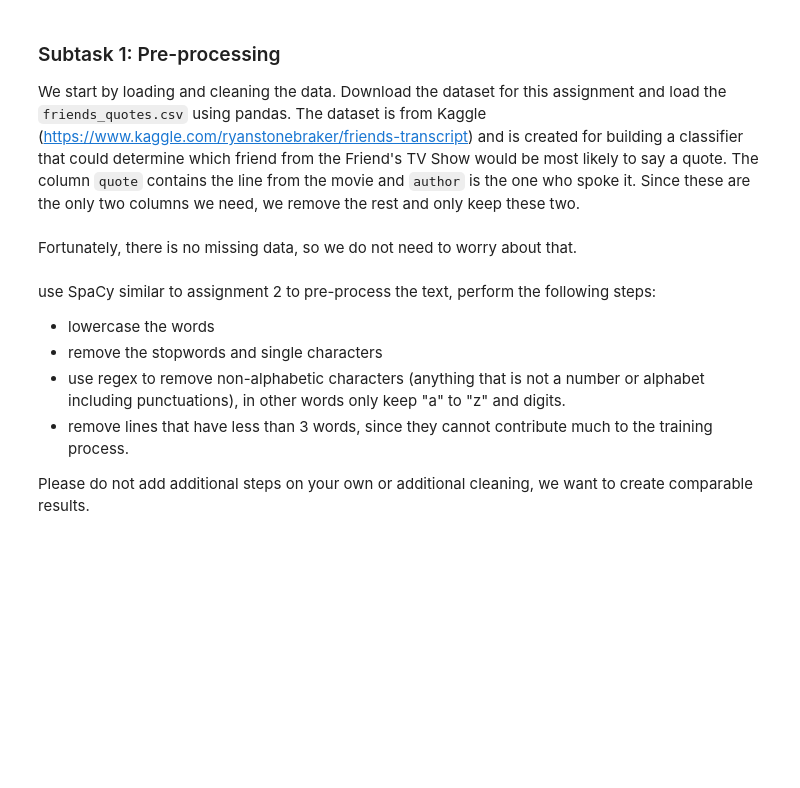
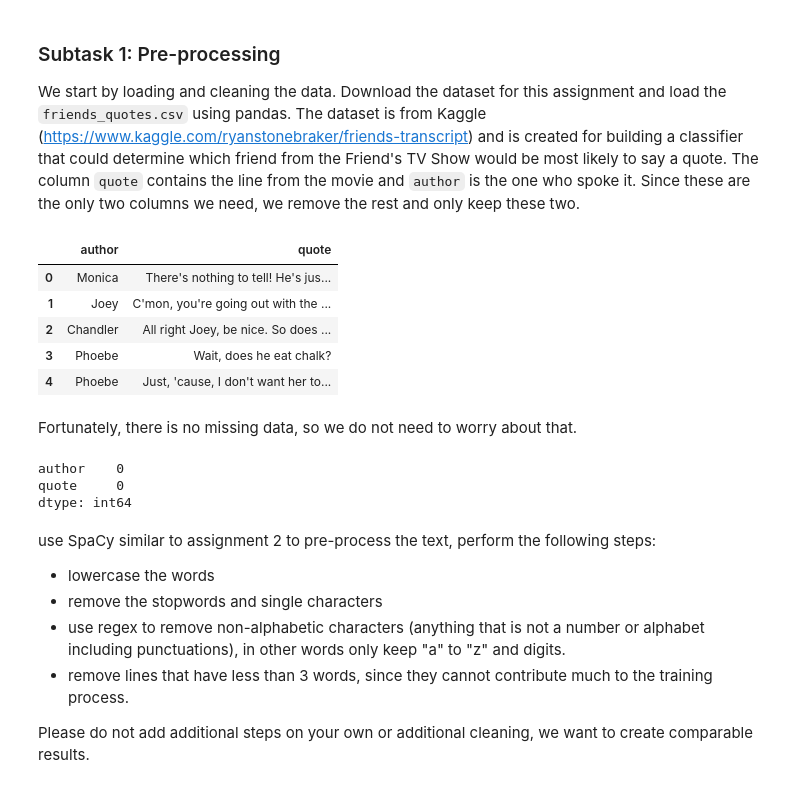
Before and after one commit to fidsusj/HateSpeechDetection, a Jupyter notebook: assignments/3/ITA_assignment_3.ipynb, the cells around one changed output. Drawn from its saved outputs; the diff is of its cells as text; code cells hidden in the pictures; blank space fills up the shorter version.

```diff
--- a/assignments/3/ITA_assignment_3.ipynb
+++ b/assignments/3/ITA_assignment_3.ipynb
@@ -32,7 +30,22 @@ df.head()
+# %%
+df = pd.read_csv("data/friends_quotes.csv")
+df.drop(['episode_number', 'episode_title', 'quote_order', 'season'], axis=1, inplace=True)
+df.head()
+# %% [output]
+|  | author | quote |
+| 0 | Monica | There's nothing to tell! He's jus... |
+| 1 | Joey | C'mon, you're going out with the ... |
+| 2 | Chandler | All right Joey, be nice. So does ... |
+| 3 | Phoebe | Wait, does he eat chalk? |
+| 4 | Phoebe | Just, 'cause, I don't want her to... |
 # %% [markdown]
 Fortunately, there is no missing data, so we do not need to worry about that.
 # %%
 df.isnull().sum() # check for missing data
+# %% [output]
+author    0
+quote     0
+dtype: int64
 # %% [markdown]
 use SpaCy similar to assignment 2 to pre-process the text, perform the following steps:
 - lowercase the words
```
Also changed, not shown: parts of 5 cells of this notebook, 3 other files.
